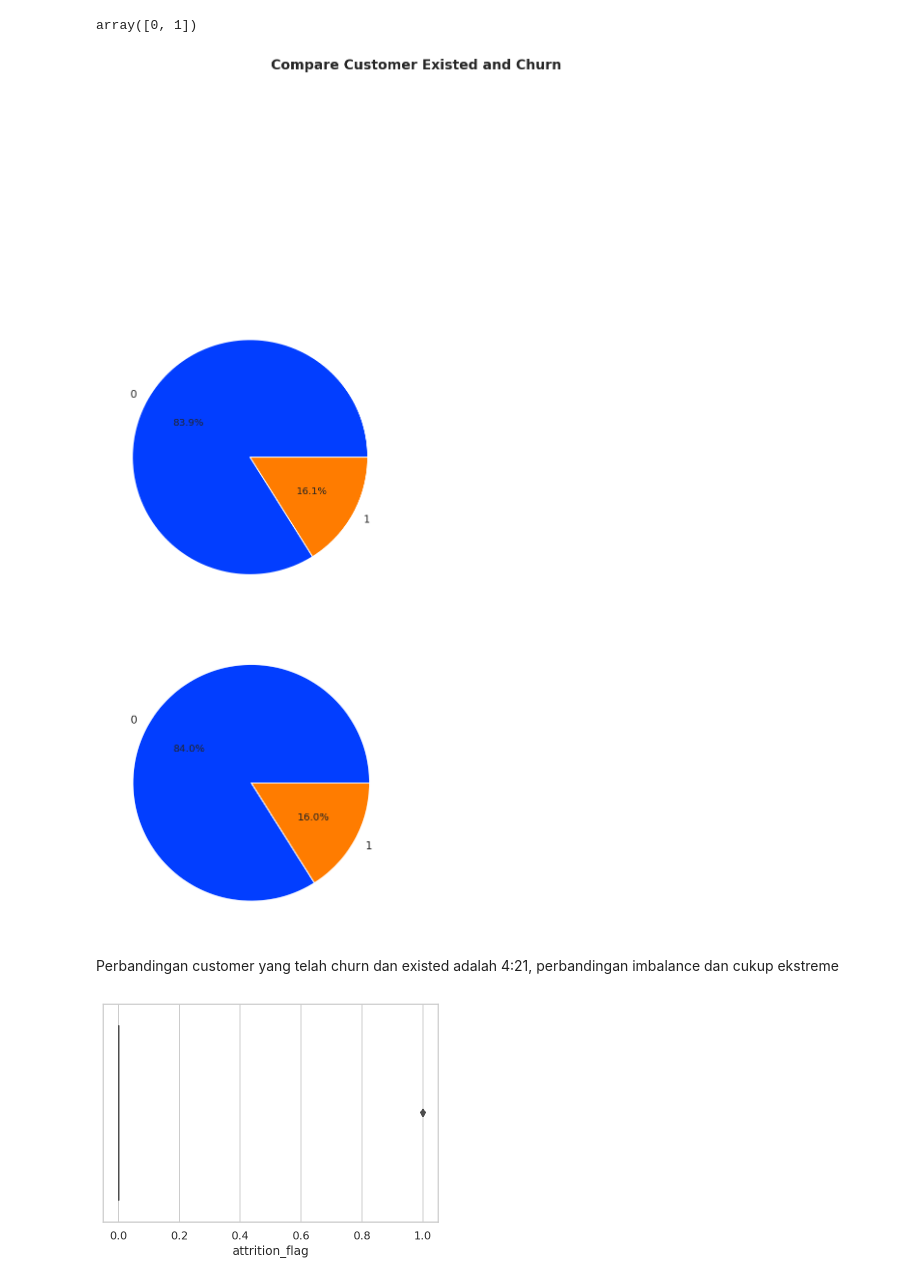
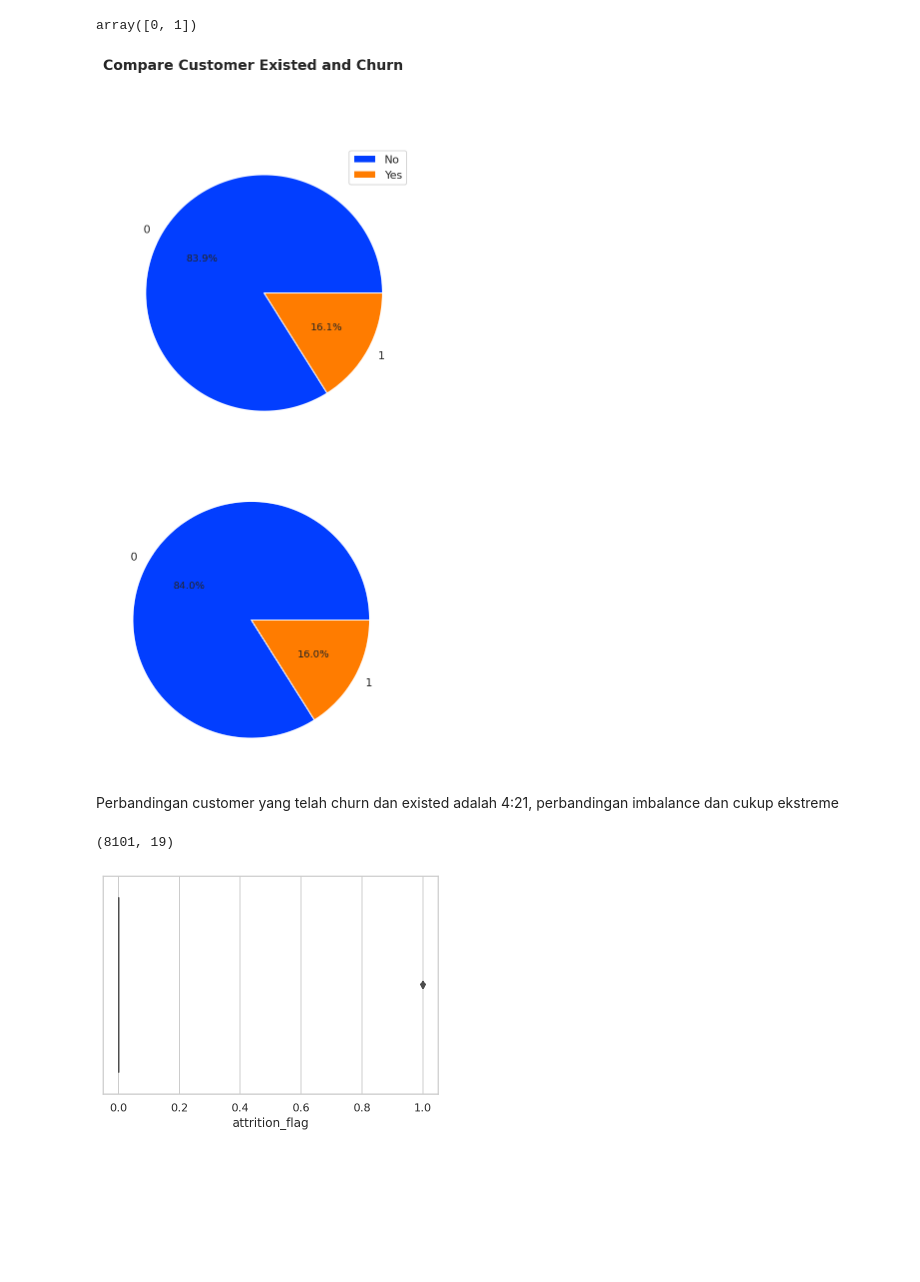
Before and after one commit to bayuzen19/Business-Inteligence-Batch-3, a Jupyter notebook: Day_16_Bank_Churn_Bayuzen_Ahmad.ipynb, the cells around one changed output. Saved outputs shown, nothing was run; the diff lists cells and outputs as text; code cells hidden in the pictures; blank space fills up the shorter version.

```diff
--- a/Day_16_Bank_Churn_Bayuzen_Ahmad.ipynb
+++ b/Day_16_Bank_Churn_Bayuzen_Ahmad.ipynb
@@ -284,24 +307,29 @@ X_train,X_test,y_train,y_test = tts(X,y,stratify=y,test_size=0.2,random_state=42
 # %%
 #baseline data
 train_count = pd.Series(y_train).value_counts()
 test_count = pd.Series(y_test).value_counts()
 
 
 plt.figure(figsize=(12,12))
-plt.subplot(121)
+plt.subplot(211)
 plt.suptitle('Compare Customer Existed and Churn',fontsize=14,fontweight="bold")
 plt.pie(train_count,labels=train_count.index,autopct='%1.1f%%')
+plt.legend(labels=['No','Yes'])
 plt.show()
 
 plt.figure(figsize=(12,12))
 plt.subplot(212)
 plt.pie(test_count,labels=test_count.index,autopct='%1.1f%%')
 plt.show()
 # %% [output]
-[figure, old version]
+[figure, new version]
 [figure]
 # %% [markdown]
 Perbandingan customer yang telah churn dan existed adalah 4:21, perbandingan imbalance dan cukup ekstreme
+# %%
+X_train.shape
+# %% [output]
+(8101, 19)
 # %%
 X_train["attrition_flag"] = y_train
 # %%
```
Also changed, not shown: parts of 67 cells of this notebook.
